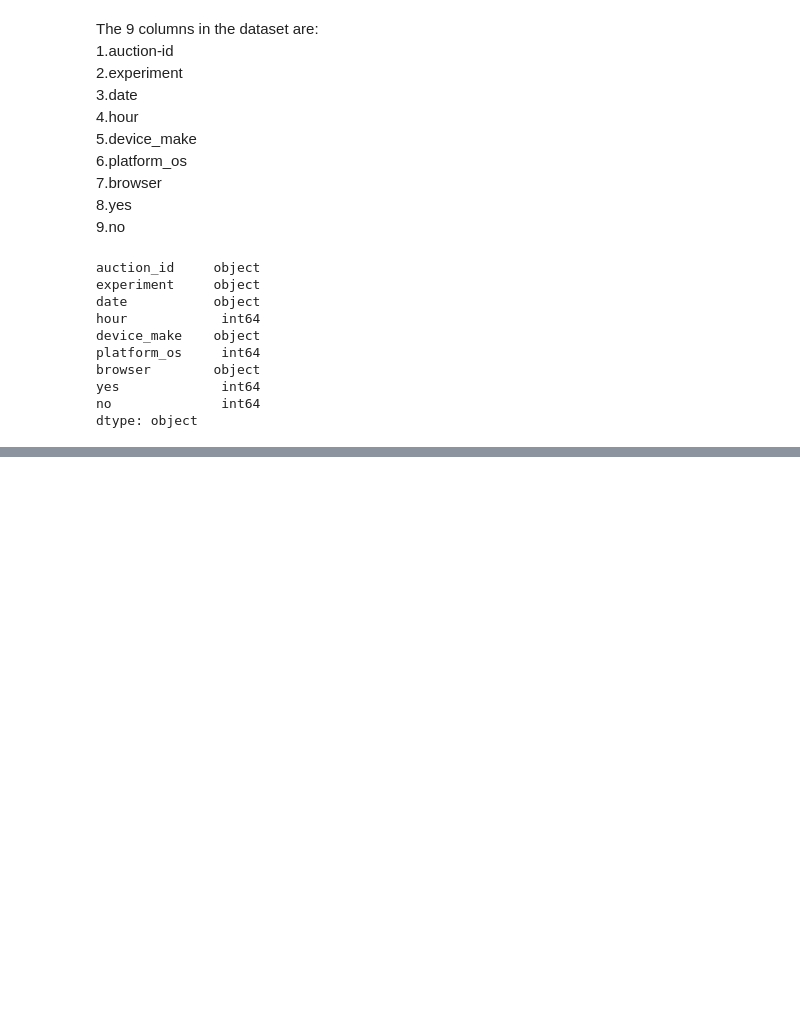
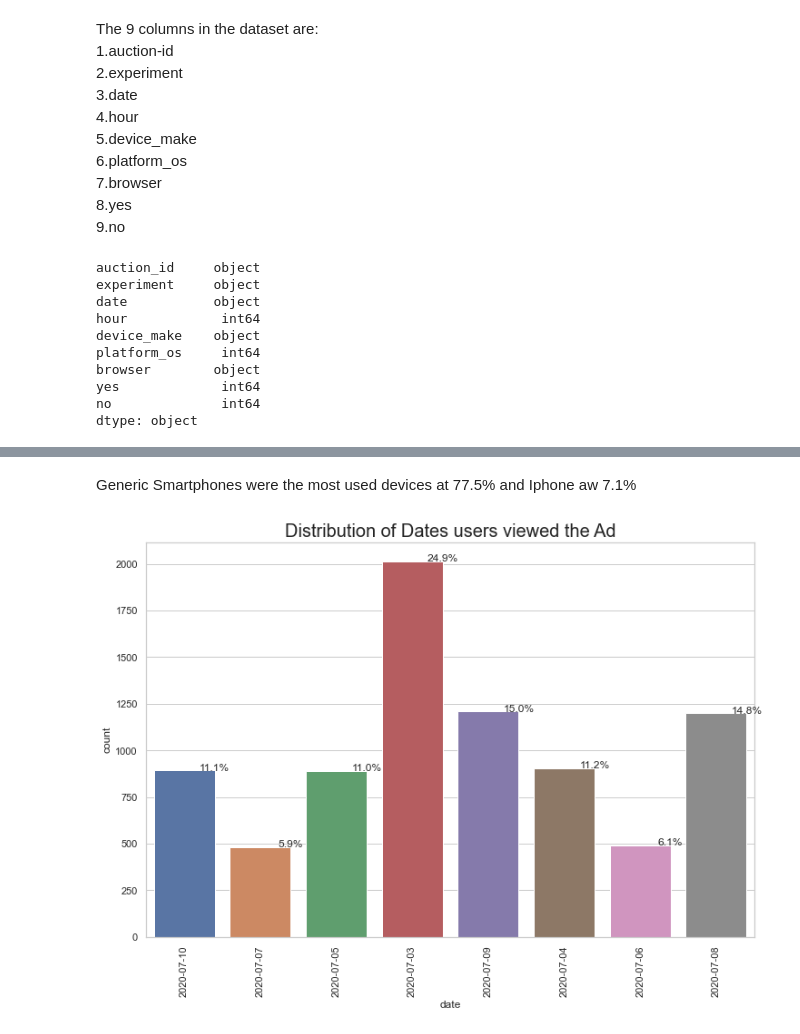
Before and after one commit to tibarekb/abtest-mlops, a Jupyter notebook: EDA_Notebooks/Eda_AB_Test.ipynb, the cells around one changed output, grey strips where cells are left out. Saved outputs shown, nothing was run; the diff lists cells and outputs as text; code cells hidden in the pictures; blank space fills up the shorter version.

```diff
--- a/EDA_Notebooks/Eda_AB_Test.ipynb
+++ b/EDA_Notebooks/Eda_AB_Test.ipynb
@@ -85,0 +191,17 @@ dtype: object
+# %% [markdown]
+Generic Smartphones were the most used devices at 77.5% and Iphone aw 7.1%
+# %%
+sns.set(style="whitegrid")
+plt.figure(figsize=(12,8))
+total = float(len(ad_df))
+ax = sns.countplot(x="date", data=ad_df)
+ax.set_xticklabels(ax.get_xticklabels(), rotation=90)
+plt.title('Distribution of Dates users viewed the Ad', fontsize=20)
+for p in ax.patches:
+    percentage = '{:.1f}%'.format(100 * p.get_height()/total)
+    x = p.get_x() + p.get_width()
+    y = p.get_height()
+    ax.annotate(percentage, (x, y),ha='center')
+plt.show()
+# %% [output]
+[figure, added]
```
Also changed, not shown: parts of 14 cells of this notebook, 1 other file.
